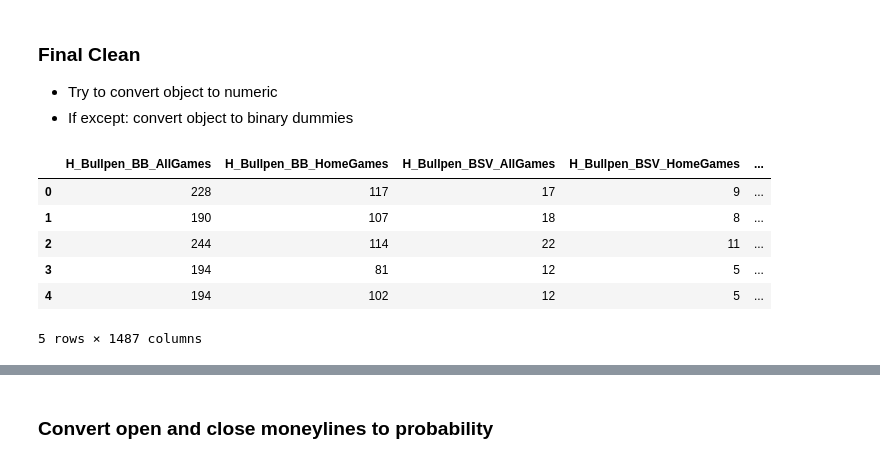
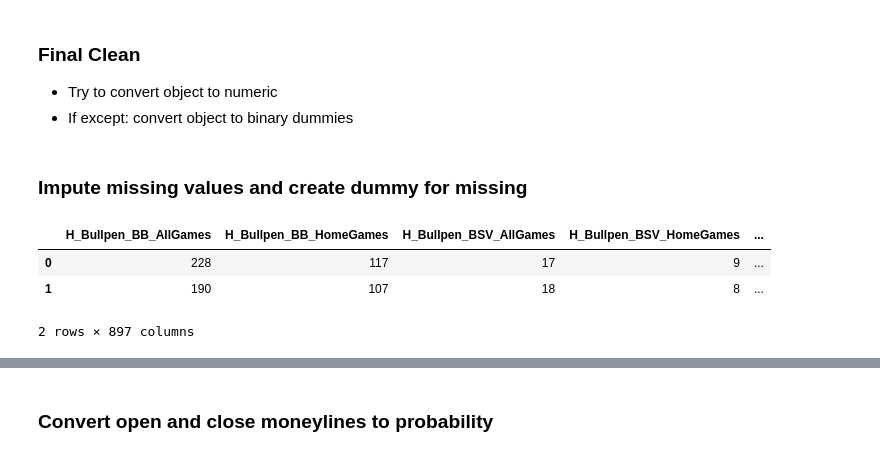
Before and after one commit to etothexipi/mlb_bet_notebooks, a Jupyter notebook: model_statfox_matchups.ipynb, the cells around one changed output, grey strips where cells are left out. Cells and saved outputs as stored; diff of their text form; code cells hidden in the pictures.

```diff
--- a/model_statfox_matchups.ipynb
+++ b/model_statfox_matchups.ipynb
@@ -21,4 +30,4 @@ file_in2 = '20200310.skr_statfox.2010-2018.7400.10000.tsv.gz'
 file_in3 = '20200310.skr_statfox.2010-2018.10000.12000.tsv.gz'
 file_in4 = '20200310.skr_statfox.2010-2018.12000.16000.tsv.gz'
 file_in5 = '20200310.skr_statfox.2010-2018.16000.20600.tsv.gz'
-file_in6 = '20200310.skr_statfox.2010-2018.20600.tsv.gz''
+file_in6 = '20200310.skr_statfox.2010-2018.20600.tsv.gz'
@@ -190,7 +198,7 @@ df_feat[['matchidx','year','month']].head()
 - Try to convert object to numeric
 - If except: convert object to binary dummies
 # %%
-def preprocess_features(x):
+def preprocess_tonumeric(x):
     """Clean features to get everything numeric.
     1) Strip percent sign, space, and commas
     2) Convert objects to numeric if possible
@@ -212,4 +220,14 @@ def preprocess_features(x):
 
         x = pd.concat([x, col_data], axis=1)
 
+    ### Keep first of all columns then drop duplicates
+
+    Cols = list(x.columns)
+    for i,item in enumerate(x.columns):
+        if item in x.columns[:i]: Cols[i] = "toDROP"
+    x.columns = Cols
+    x = x.drop("toDROP",1)
+
     return x
+# %% [markdown]
+### Impute missing values and create dummy for missing
@@ -216,15 +250,10 @@ def preprocess_features(x):
 # %%
-df_feat_num = preprocess_features(df_feat)
+df_feat_num = preprocess_tonumeric(df_feat)
-# %%
-df_feat_num = df_feat_num.fillna(value=0)
 # %%
-df_feat_num.head()
+df_feat_num[:2]
 # %% [output]
 |  | H_Bullpen_BB_AllGames | H_Bullpen_BB_HomeGames | H_Bullpen_BSV_AllGames | H_Bullpen_BSV_HomeGames | ... |
 | 0 | 228 | 117 | 17 | 9 | ... |
 | 1 | 190 | 107 | 18 | 8 | ... |
-| 2 | 244 | 114 | 22 | 11 | ... |
-| 3 | 194 | 81 | 12 | 5 | ... |
-| 4 | 194 | 102 | 12 | 5 | ... |
-5 rows × 1487 columns
+2 rows × 897 columns
 # %%
```
Also changed, not shown: parts of 52 cells of this notebook.
